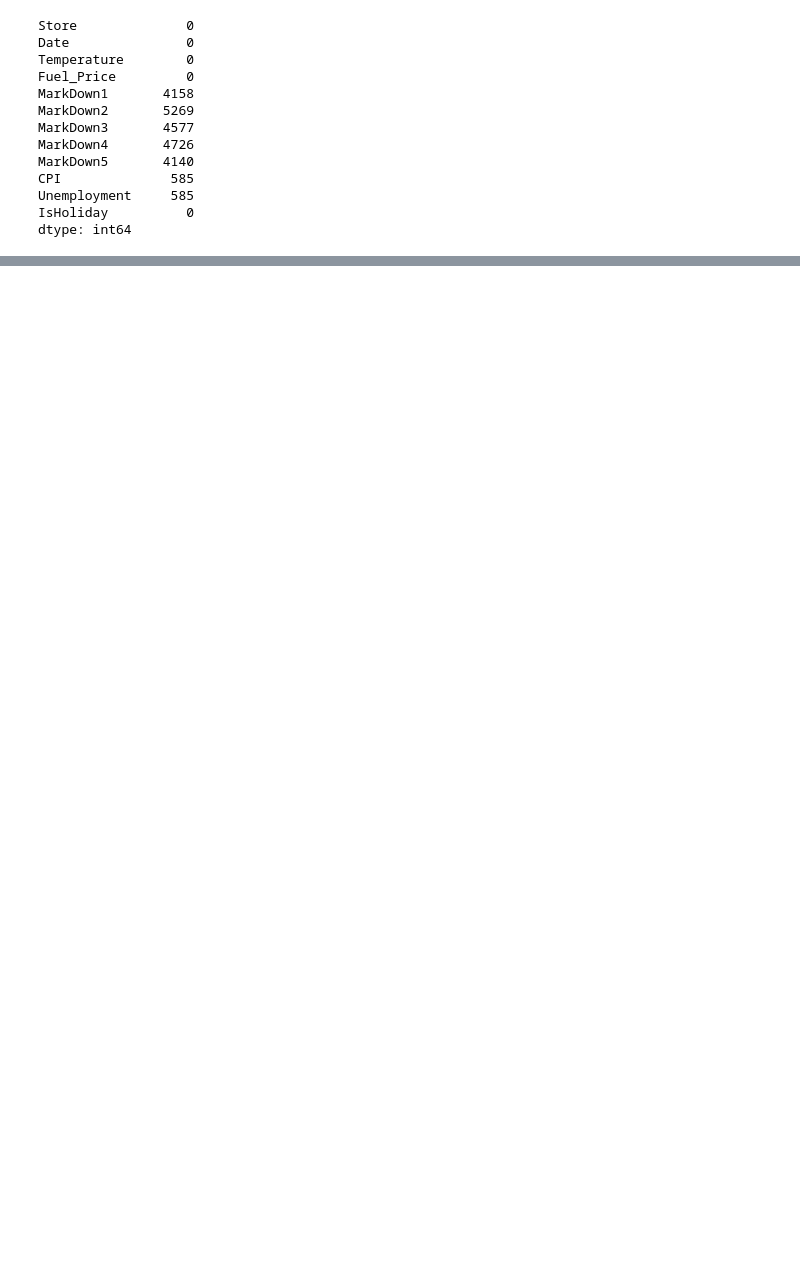
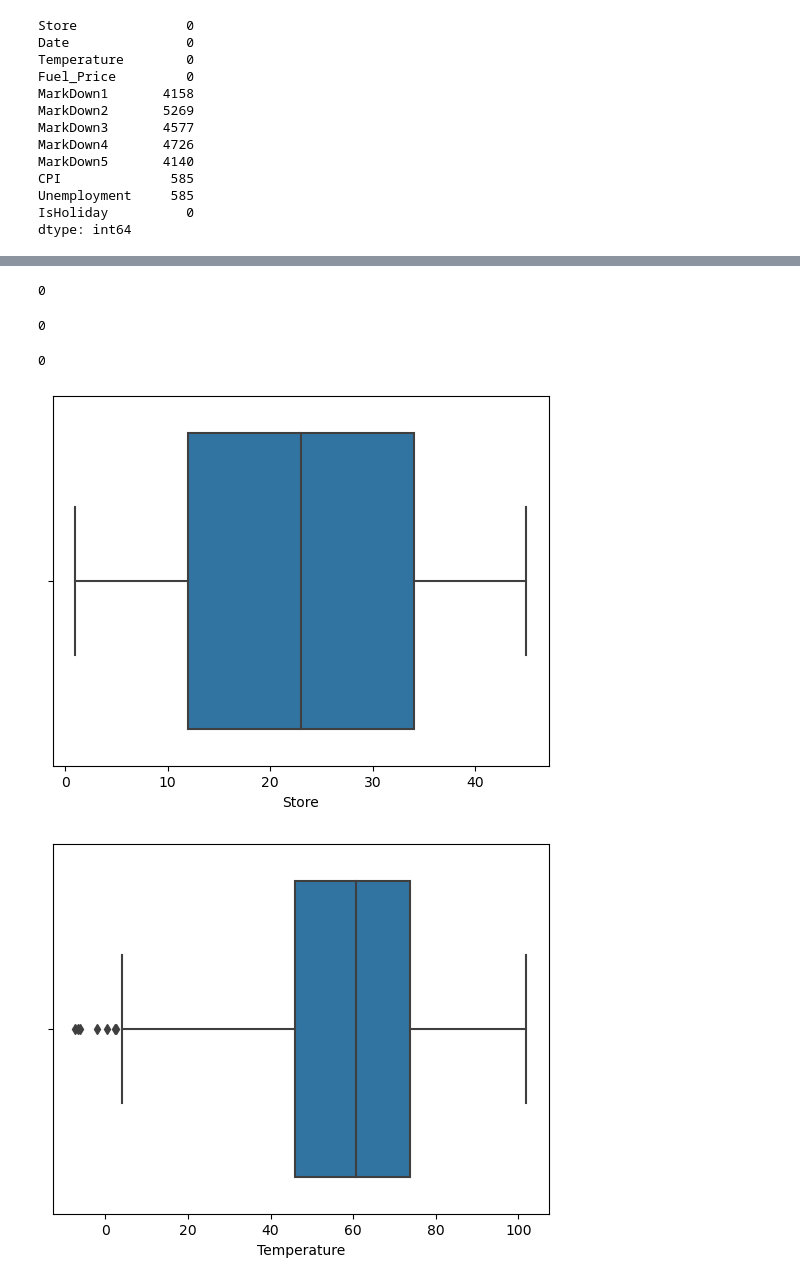
Before and after one commit to Harshita8085/Retail_Sales_Analysis, a Jupyter notebook: Solution.ipynb, the cells around one changed output, grey strips where cells are left out. Drawn from its saved outputs; the diff is of its cells as text; code cells hidden in the pictures; blank space fills up the shorter version.

```diff
--- a/Solution.ipynb
+++ b/Solution.ipynb
@@ -6,4 +7,4 @@ import warnings
 warnings.filterwarnings("ignore")
 # %%
 # read the file
-df=pd.read_csv(r"C:\Users\ASUS\Desktop\PythonProjects\8_important_projects\Retail_sales_Analysis\Data_set\Features data set.csv")
+df1=pd.read_csv(r"C:\Users\ASUS\Desktop\PythonProjects\8_important_projects\Retail_sales_Analysis\Data_set\Features data set.csv")
@@ -50,0 +192,20 @@ df.describe()
+# %%
+df1.duplicated().sum()
+# %% [output]
+0
+# %%
+df2.duplicated().sum()
+# %% [output]
+0
+# %%
+df3.duplicated().sum()
+# %% [output]
+0
+# %%
+# box plot
+for i in df1.select_dtypes(include="number").columns:
+    sns.boxplot(data=df1,x=i)
+    plt.show()
+# %% [output]
+[figure, added]
+[figure, added]
```
Also changed, not shown: parts of 28 cells of this notebook.
